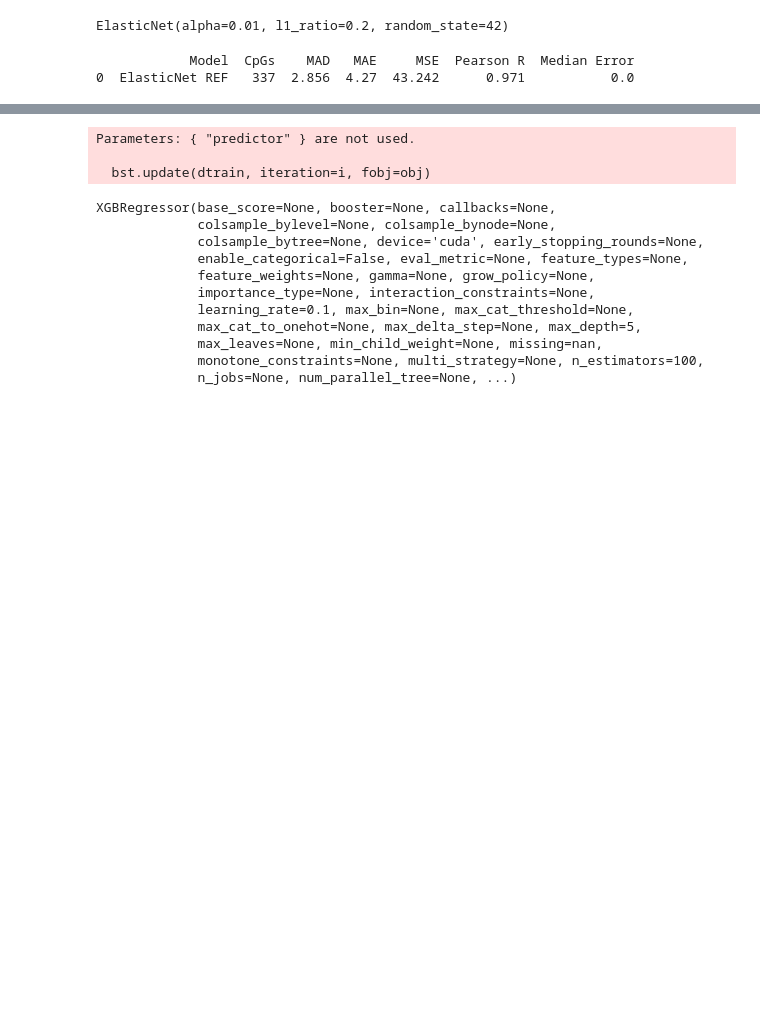
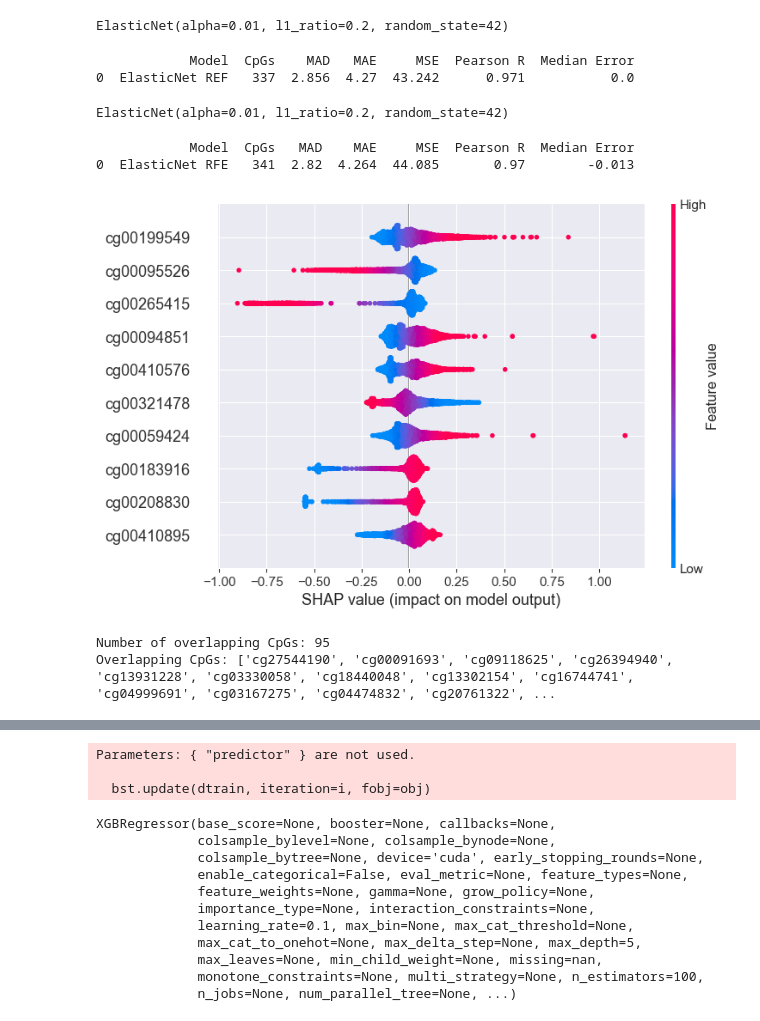
Before and after one commit to elena011/rp-delft, a Jupyter notebook: models/feature_importance.ipynb, the cells around one changed output, grey strips where cells are left out. Drawn from its saved outputs; the diff is of its cells as text; code cells hidden in the pictures; blank space fills up the shorter version.

Commit message:
overlapping features

```diff
--- a/models/feature_importance.ipynb
+++ b/models/feature_importance.ipynb
@@ -364,3 +362,38 @@ print(results_elastic_net.round(3))
 # %% [output]
             Model  CpGs    MAD   MAE     MSE  Pearson R  Median Error
 0  ElasticNet REF   337  2.856  4.27  43.242      0.971           0.0
+# %%
+from sklearn.feature_selection import RFE
+
+# Base model
+elastic_net_rfe = ElasticNet(alpha=0.01, l1_ratio=0.2, random_state=42)
+
+# RFE: Select top N features
+selector_elas = RFE(estimator=elastic_net_rfe, n_features_to_select=350, step=0.1)
+selector_elas.fit(train_scaled, transform_age(train_ages))
+
+# Get selected features
+train_selected_rfe = selector_elas.transform(train_scaled)
+test_selected_rfe = selector_elas.transform(test_scaled)
+
+# Optionally refit model
+elastic_net_rfe.fit(train_selected_rfe, transform_age(train_ages))
+# %% [output]
+ElasticNet(alpha=0.01, l1_ratio=0.2, random_state=42)
+# %%
+elastic_predictions_rfe = anti_transform_age(elastic_net_rfe.predict(test_selected_rfe))
+
+results_elastic_net = evaluate_age_prediction(test_ages, elastic_predictions_rfe, model_name="ElasticNet RFE", cpg_count=np.sum(elastic_net_rfe.coef_ != 0))
+print(results_elastic_net.round(3))
+# %% [output]
+            Model  CpGs   MAD    MAE     MSE  Pearson R  Median Error
+0  ElasticNet RFE   341  2.82  4.264  44.085       0.97        -0.013
+# %%
+import shap
+
+explainer_linear = shap.LinearExplainer(elastic_net_rfe, train_selected_rfe, feature_names=train_cols)
+shap_values_rfe = explainer_linear(test_selected_rfe)
+# %%
+shap.plots.beeswarm(shap_values_rfe, max_display=10, group_remaining_features=False)
+# %% [output]
+[figure, added]
@@ -366,0 +415,15 @@ print(results_elastic_net.round(3))
+# %%
+# Get mask of non-zero coefficients
+nonzero_mask = elastic_net_rfe.coef_ != 0
+
+rfe_selected_feature_names = train.columns[selector_elas.support_]
+
+nonzero_cpg_names = rfe_selected_feature_names[nonzero_mask]
+
+overlapping_cpgs = list(set(nonzero_cpg_names) & set(horvath_cpgs))
+
+print(f"Number of overlapping CpGs: {len(overlapping_cpgs)}")
+print("Overlapping CpGs:", overlapping_cpgs)
+# %% [output]
+Number of overlapping CpGs: 95
+Overlapping CpGs: ['cg27544190', 'cg00091693', 'cg09118625', 'cg26394940', 'cg13931228', 'cg03330058', 'cg18440048', 'cg13302154', 'cg16744741', 'cg04999691', 'cg03167275', 'cg04474832', 'cg20761322', ...
```
Also changed, not shown: parts of 6 cells of this notebook, 1 other file.
